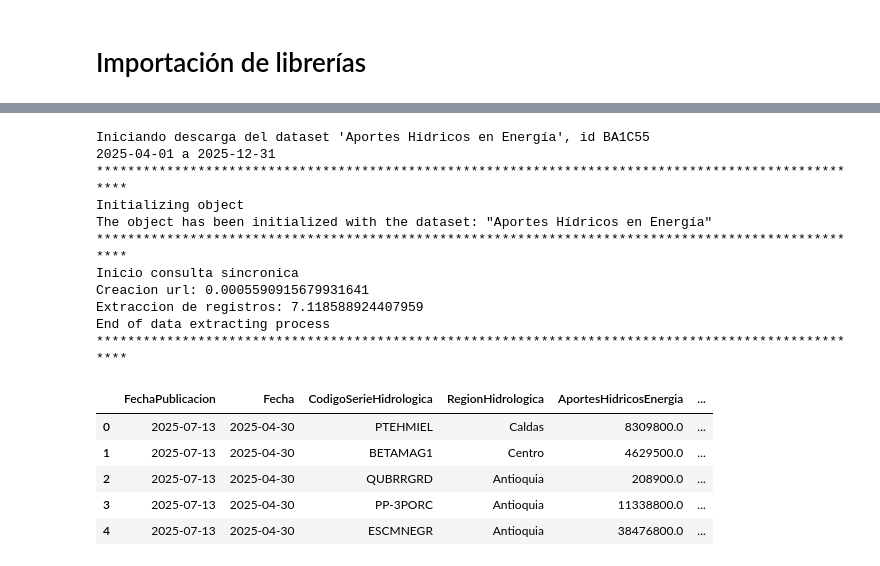
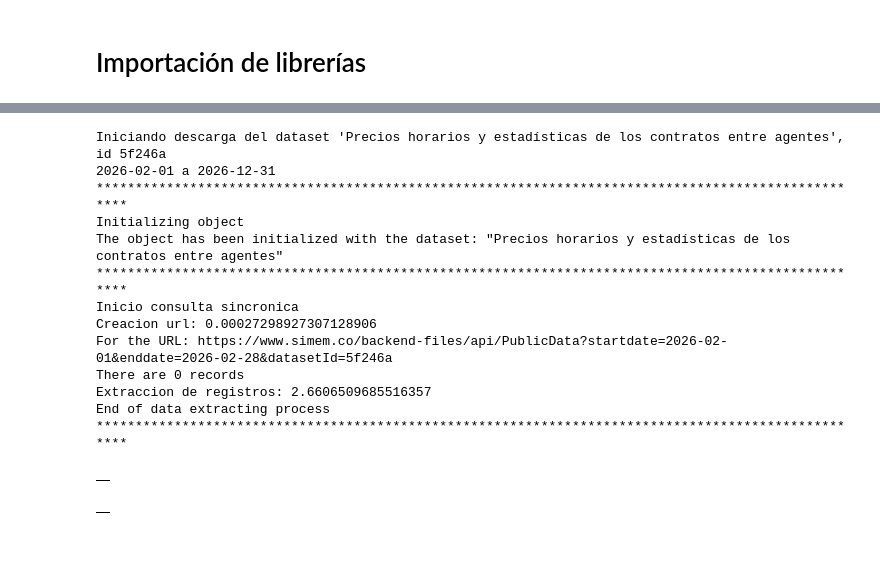
Before and after one commit to shaka03/bot_futuros, a Jupyter notebook: notebooks/Derivex_Spot.ipynb, the cells around one changed output, grey strips where cells are left out. Cells and saved outputs as stored; diff of their text form; code cells hidden in the pictures.

Commit message:
update data and gold data

```diff
--- a/notebooks/Derivex_Spot.ipynb
+++ b/notebooks/Derivex_Spot.ipynb
@@ -44,51 +53,50 @@ df_cat[df_cat["nombreConjuntoDatos"] == nombre]
 # %%
 # Descargar
-nombre = "Aportes Hídricos en Energía"
+nombre = "Precios horarios y estadísticas de los contratos entre agentes"
 id_dataset = df_cat[df_cat["nombreConjuntoDatos"] == nombre]["idDataset"].values[0]
-fecha_inicio_str = "2025-04-01"
+fecha_inicio_str = "2026-02-01"
 fecha_inicio = dt.datetime.strptime(fecha_inicio_str, "%Y-%m-%d")
-fecha_fin_str = "2025-04-30"
+fecha_fin_str = "2026-02-28"
 fecha_fin = dt.datetime.strptime(fecha_fin_str, "%Y-%m-%d")
 list_df = []
 keep = True
 
 print(f"Iniciando descarga del dataset '{nombre}', id {id_dataset}")
 while keep:
         fecha_part = dt.datetime(fecha_inicio.year, 12, 31)
         fecha_part_str = dt.datetime.strftime(fecha_part, "%Y-%m-%d")
         print(f"{fecha_inicio_str} a {fecha_part_str}")
         if fecha_part >= fecha_fin:
             reader = ReadSIMEM(id_dataset, fecha_inicio_str, fecha_fin_str)
             keep = False
         else:
             reader = ReadSIMEM(id_dataset, fecha_inicio_str, fecha_part_str)
 
         df = reader.main(filter=False)
         list_df.append(df)
         del df
 
         fecha_inicio = dt.datetime(fecha_inicio.year + 1, 1, 1)
         fecha_inicio_str = dt.datetime.strftime(fecha_inicio, "%Y-%m-%d")
 
 df = pd.concat(list_df)
 df.head()
 # %% [output]
-Iniciando descarga del dataset 'Aportes Hídricos en Energía', id BA1C55
-2025-04-01 a 2025-12-31
+Iniciando descarga del dataset 'Precios horarios y estadísticas de los contratos entre agentes', id 5f246a
+2026-02-01 a 2026-12-31
 ****************************************************************************************************
 Initializing object
-The object has been initialized with the dataset: "Aportes Hídricos en Energía"
+The object has been initialized with the dataset: "Precios horarios y estadísticas de los contratos entre agentes"
 ****************************************************************************************************
 Inicio consulta sincronica
-Creacion url: 0.0005590915679931641
-Extraccion de registros: 7.118588924407959
+Creacion url: 0.00027298927307128906
+For the URL: https://www.simem.co/backend-files/api/PublicData?startdate=2026-02-01&enddate=2026-02-28&datasetId=5f246a
+There are 0 records
+Extraccion de registros: 2.6606509685516357
 End of data extracting process
 ****************************************************************************************************
-|  | FechaPublicacion | Fecha | CodigoSerieHidrologica | RegionHidrologica | AportesHidricosEnergia | ... |
-| 0 | 2025-07-13 | 2025-04-30 | PTEHMIEL | Caldas | 8309800.0 | ... |
-| 1 | 2025-07-13 | 2025-04-30 | BETAMAG1 | Centro | 4629500.0 | ... |
-| 2 | 2025-07-13 | 2025-04-30 | QUBRRGRD | Antioquia | 208900.0 | ... |
-| 3 | 2025-07-13 | 2025-04-30 | PP-3PORC | Antioquia | 11338800.0 | ... |
-| 4 | 2025-07-13 | 2025-04-30 | ESCMNEGR | Antioquia | 38476800.0 | ... |
+|  |
 # %%
 df
+# %% [output]
+|  |
```
Also changed, not shown: parts of 3 cells of this notebook, 19 other files.
